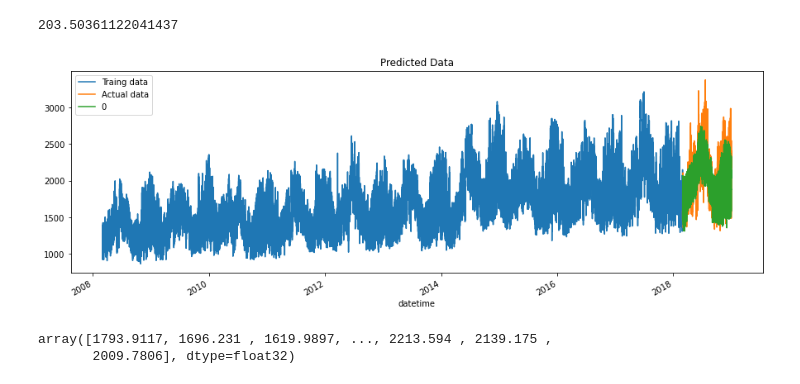
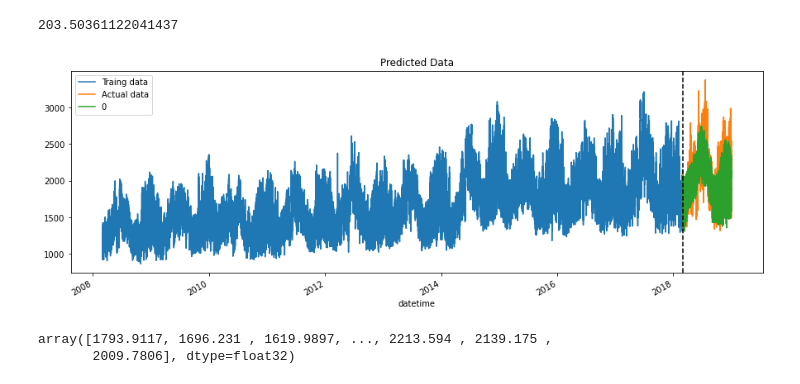
Before and after one commit to vdj-vasudevan/Jobathon, a Jupyter notebook: Final_code_with_approch.ipynb, the cells around one changed output. Drawn from its saved outputs; the diff is of its cells as text; code cells hidden in the pictures.

```diff
--- a/Final_code_with_approch.ipynb
+++ b/Final_code_with_approch.ipynb
@@ -260,13 +260,13 @@ predicted_data=pd.DataFrame(ypred,index=ytest.index)
 # %%
 fig,ax=plt.subplots(figsize=(15,5))
 ytrain.plot(ax=ax,label='Traing data',title='Predicted Data')
 ytest.plot(ax=ax,label='Actual data')
 predicted_data.plot(ax=ax,label='predicted data')
-#ax.axvline('09-01-2020',color='black',ls='--')
+ax.axvline('28-02-2018',color='black',ls='--')
 ax.legend()
 plt.show()
 # %% [output]
-[figure, old version]
+[figure, new version]
 # %%
 #Actual data
 xtrain=train.drop(['energy'],axis=1)
```
Also changed, not shown: parts of 3 cells of this notebook, 1 other file.
